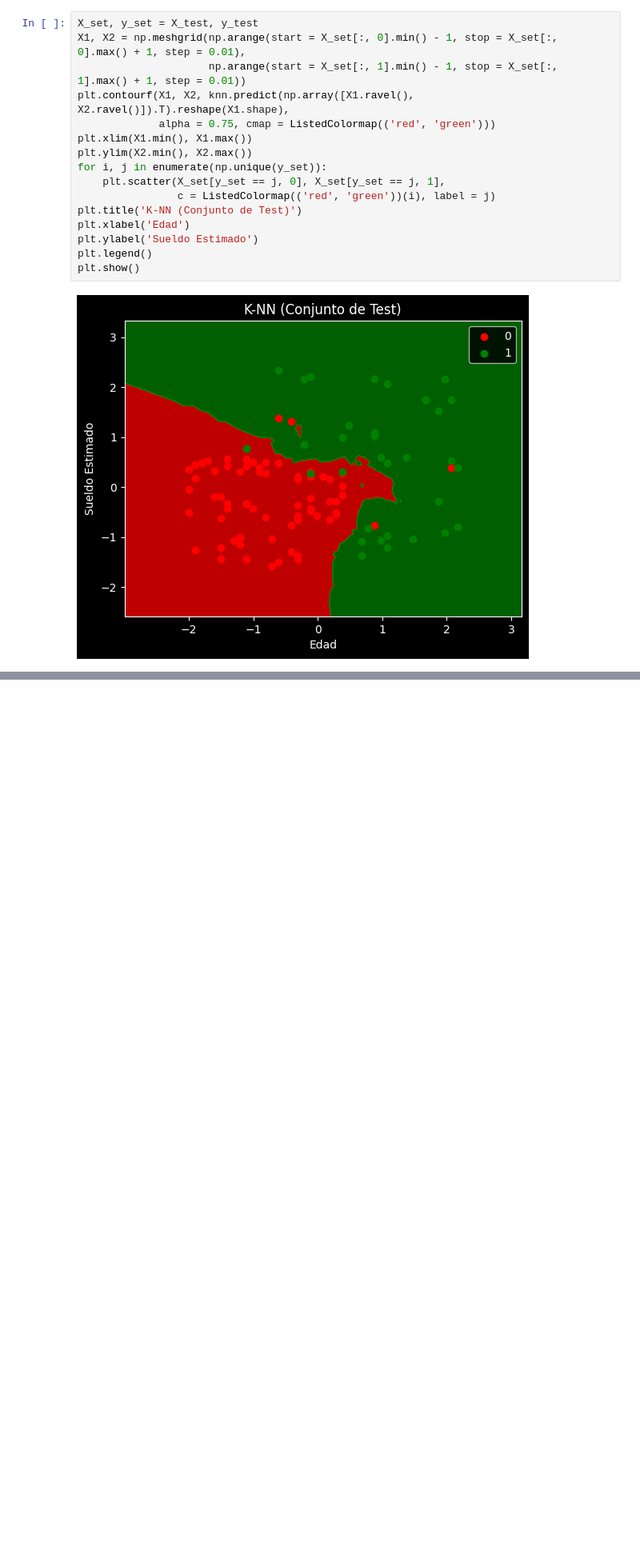
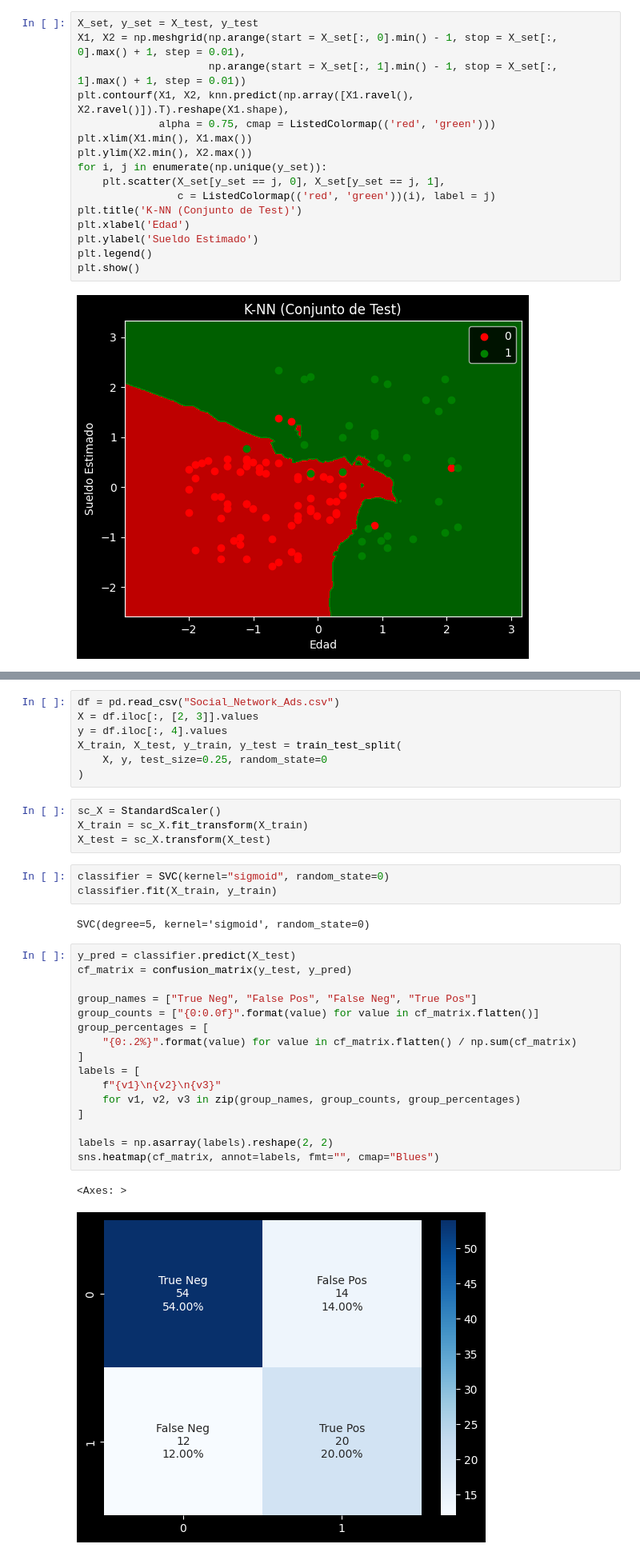
Before and after one commit to chechoreyes/zero_to_ml_curso, a Jupyter notebook: 06_ML_Classification_and_clustering/classification.ipynb, the cells around one changed output, grey strips where cells are left out. Shown: that part at 80% size. Saved outputs shown, nothing was run; the diff lists cells and outputs as text; blank space fills up the shorter version.

```diff
--- a/06_ML_Classification/classification.ipynb
+++ b/06_ML_Classification_and_clustering/classification.ipynb
@@ -458,0 +476,35 @@ plt.show()
+# %%
+df = pd.read_csv("Social_Network_Ads.csv")
+X = df.iloc[:, [2, 3]].values
+y = df.iloc[:, 4].values
+X_train, X_test, y_train, y_test = train_test_split(
+    X, y, test_size=0.25, random_state=0
+)
+# %%
+sc_X = StandardScaler()
+X_train = sc_X.fit_transform(X_train)
+X_test = sc_X.transform(X_test)
+# %%
+classifier = SVC(kernel="sigmoid", random_state=0)
+classifier.fit(X_train, y_train)
+# %% [output]
+SVC(degree=5, kernel='sigmoid', random_state=0)
+# %%
+y_pred = classifier.predict(X_test)
+cf_matrix = confusion_matrix(y_test, y_pred)
+
+group_names = ["True Neg", "False Pos", "False Neg", "True Pos"]
+group_counts = ["{0:0.0f}".format(value) for value in cf_matrix.flatten()]
+group_percentages = [
+    "{0:.2%}".format(value) for value in cf_matrix.flatten() / np.sum(cf_matrix)
+]
+labels = [
+    f"{v1}\n{v2}\n{v3}"
+    for v1, v2, v3 in zip(group_names, group_counts, group_percentages)
+]
+
+labels = np.asarray(labels).reshape(2, 2)
+sns.heatmap(cf_matrix, annot=labels, fmt="", cmap="Blues")
+# %% [output]
+<Axes: >
+[figure, added]
```
Also changed, not shown: parts of 9 cells of this notebook, 3 other files.
